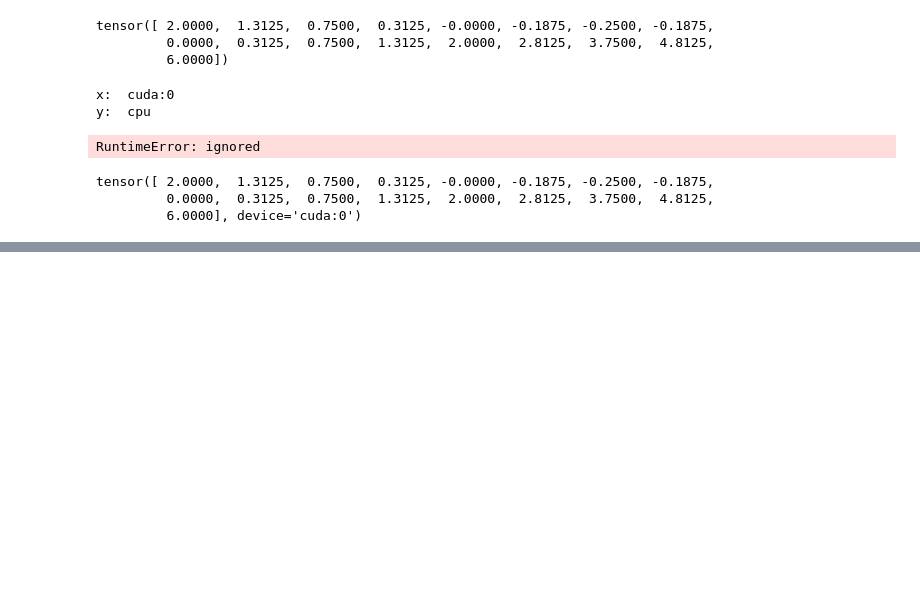
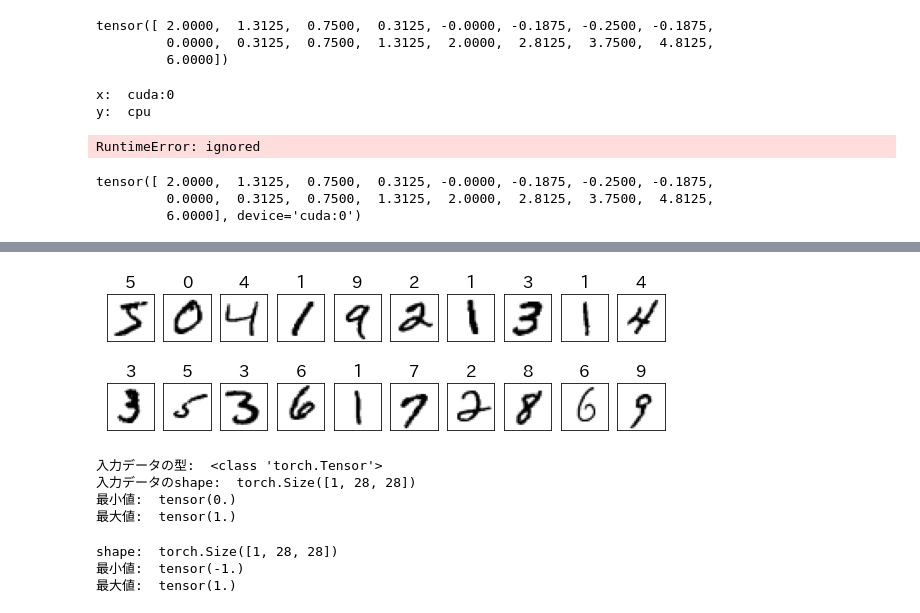
Before and after one commit to newstage75/ML_study, a Jupyter notebook: 最短Pytorch/８章MNISTを使った数字認識.ipynb, the cells around one changed output, grey strips where cells are left out. Cells and saved outputs as stored; diff of their text form; code cells hidden in the pictures; blank space fills up the shorter version.

```diff
--- a/最短Pytorch/８章MNISTを使った数字認識.ipynb
+++ b/最短Pytorch/８章MNISTを使った数字認識.ipynb
@@ -101,0 +175,17 @@ tensor([ 2.0000,  1.3125,  0.7500,  0.3125, -0.0000, -0.1875, -0.2500, -0.1875,
+# %%
+#正解データ付きで、最初の20個のイメージ表示
+plt.figure(figsize=(10, 3))
+for i in range(20):
+  ax = plt.subplot(2, 10, i + 1)
+
+  #imageとlabelの取得
+  image, label = train_set0[i]
+
+  #イメージ表示
+  plt.imshow(image, cmap='gray_r')
+  ax.set_title(f'{label}')
+  ax.get_xaxis().set_visible(False)
+  ax.get_yaxis().set_visible(False)
+plt.show()
+# %% [output]
+[figure, added]
@@ -101,0 +206,12 @@ tensor([ 2.0000,  1.3125,  0.7500,  0.3125, -0.0000, -0.1875, -0.2500, -0.1875,
+# %%
+#変換結果の確認
+image, label = train_set1[0]
+print('入力データの型: ', type(image))
+print('入力データのshape: ', image.shape)
+print('最小値: ', image.data.min())
+print('最大値: ', image.data.max())
+# %% [output]
+入力データの型:  <class 'torch.Tensor'>
+入力データのshape:  torch.Size([1, 28, 28])
+最小値:  tensor(0.)
+最大値:  tensor(1.)
@@ -101,0 +231,10 @@ tensor([ 2.0000,  1.3125,  0.7500,  0.3125, -0.0000, -0.1875, -0.2500, -0.1875,
+# %%
+#変換結果の確認
+image, label = train_set2[0]
+print('shape: ', image.shape)
+print('最小値: ', image.data.min())
+print('最大値: ', image.data.max())
+# %% [output]
+shape:  torch.Size([1, 28, 28])
+最小値:  tensor(-1.)
+最大値:  tensor(1.)
```
Also changed, not shown: parts of 8 cells of this notebook.
